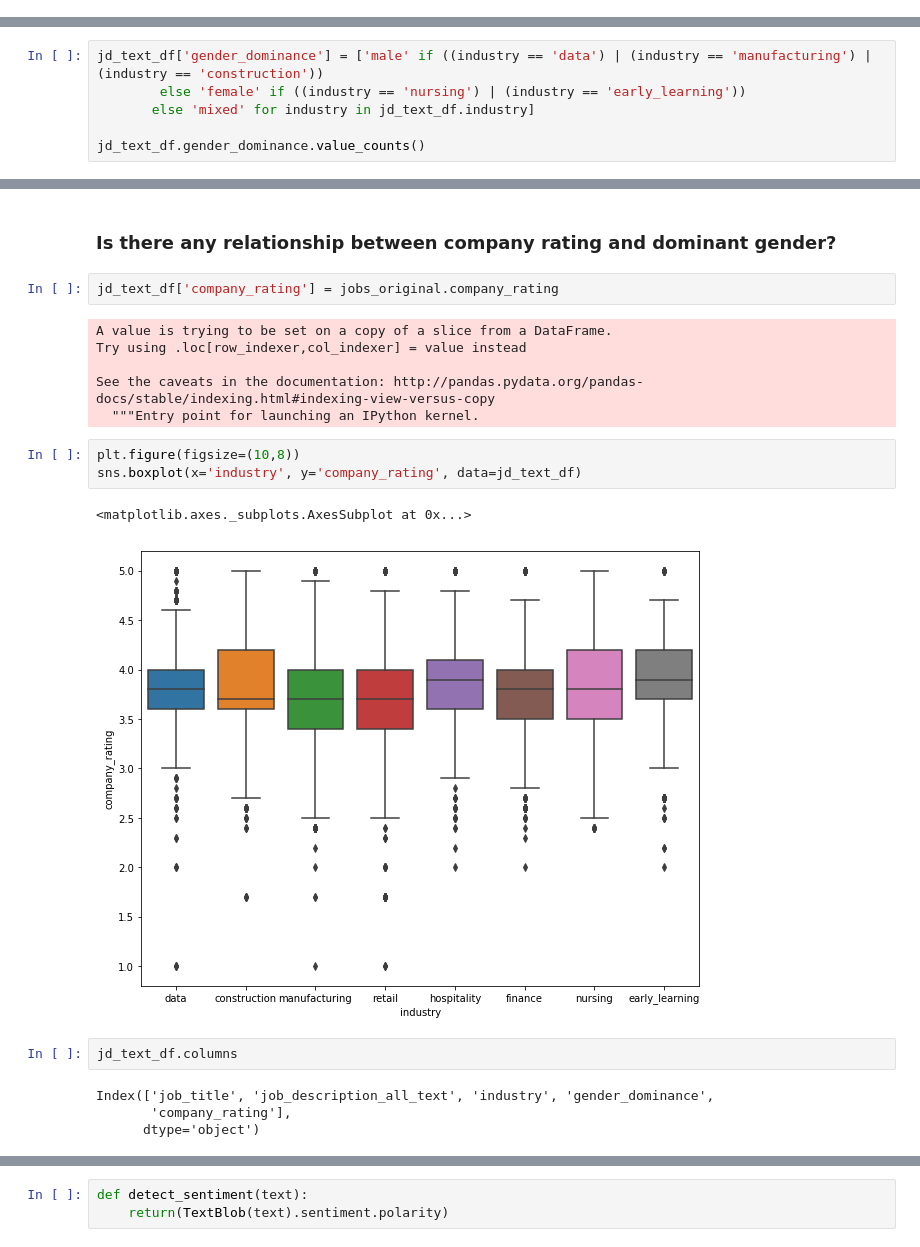
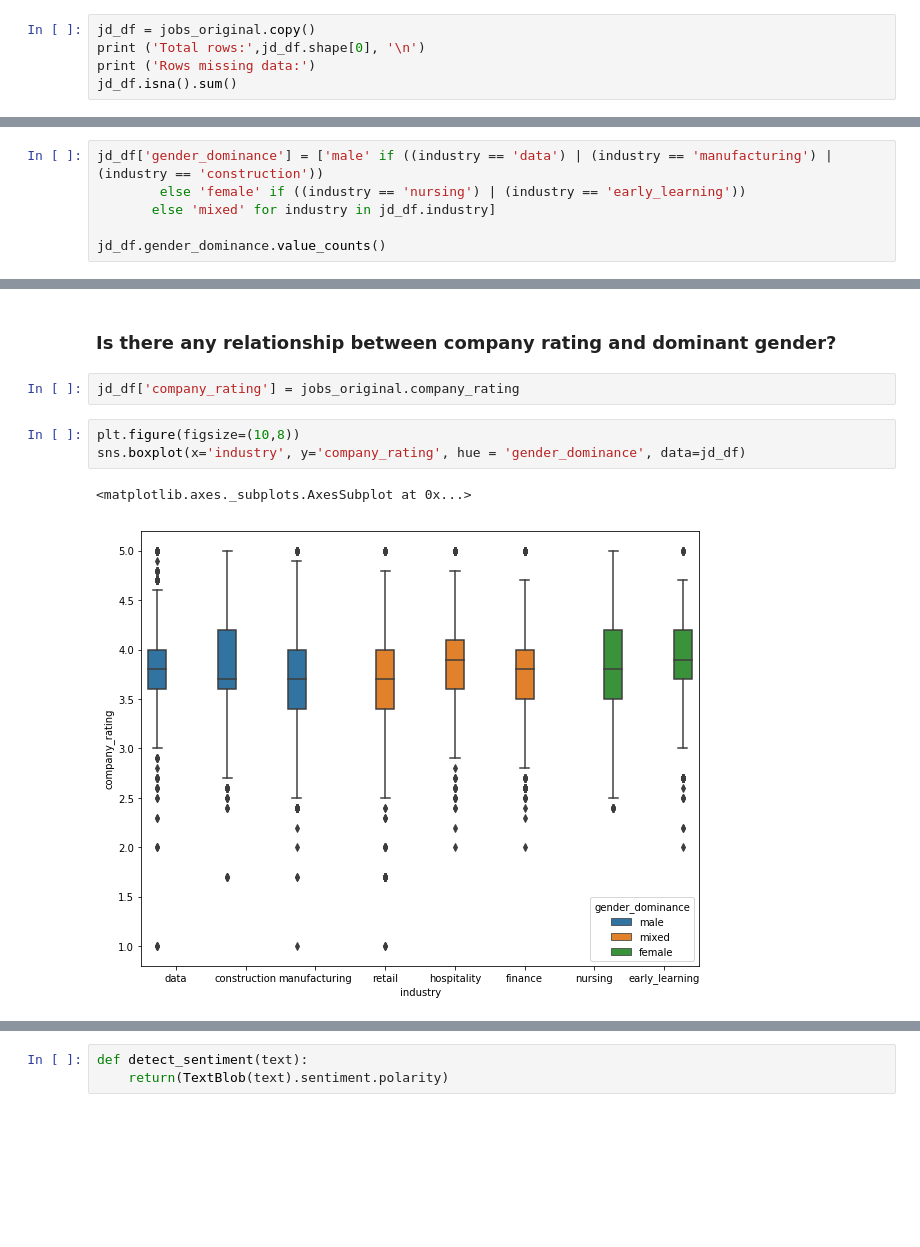
Before and after one commit to LydiaPeabody/job-description-gender-analysis, a Jupyter notebook: job_description_text_EDA.ipynb, the cells around one changed output, grey strips where cells are left out. Saved outputs shown, nothing was run; the diff lists cells and outputs as text; blank space fills up the shorter version.

Commit message:
final version for mid-point presentation

```diff
--- a/job_description_text_EDA.ipynb
+++ b/job_description_text_EDA.ipynb
@@ -53,0 +39,5 @@ dtype: int64
+# %%
+jd_df = jobs_original.copy()
+print ('Total rows:',jd_df.shape[0], '\n')
+print ('Rows missing data:')
+jd_df.isna().sum()
@@ -54,7 +61,7 @@ dtype: int64
 # %%
-jd_text_df['gender_dominance'] = ['male' if ((industry == 'data') | (industry == 'manufacturing') | (industry == 'construction'))
+jd_df['gender_dominance'] = ['male' if ((industry == 'data') | (industry == 'manufacturing') | (industry == 'construction'))
         else 'female' if ((industry == 'nursing') | (industry == 'early_learning'))
-       else 'mixed' for industry in jd_text_df.industry]
+       else 'mixed' for industry in jd_df.industry]
 
-jd_text_df.gender_dominance.value_counts()
+jd_df.gender_dominance.value_counts()
 # %% [output]
@@ -102,24 +172,12 @@ pyLDAvis.sklearn.prepare(lda_tf2, dtm_tf, tf_vect)
 # %% [markdown]
 ### Is there any relationship between company rating and dominant gender?
 # %%
-jd_text_df['company_rating'] = jobs_original.company_rating
+jd_df['company_rating'] = jobs_original.company_rating
-# %% [output]
-A value is trying to be set on a copy of a slice from a DataFrame.
-Try using .loc[row_indexer,col_indexer] = value instead
-
-See the caveats in the documentation: http://pandas.pydata.org/pandas-docs/stable/indexing.html#indexing-view-versus-copy
-  """Entry point for launching an IPython kernel.
 # %%
 plt.figure(figsize=(10,8))
-sns.boxplot(x='industry', y='company_rating', data=jd_text_df)
+sns.boxplot(x='industry', y='company_rating', hue = 'gender_dominance', data=jd_df)
 # %% [output]
 <matplotlib.axes._subplots.AxesSubplot at 0x...>
-[figure, old version]
+[figure, new version]
-# %%
-jd_text_df.columns
-# %% [output]
-Index(['job_title', 'job_description_all_text', 'industry', 'gender_dominance',
-       'company_rating'],
-      dtype='object')
 # %%
 plt.figure(figsize=(10,8))
```
Also changed, not shown: parts of 80 cells of this notebook, 5 other files.
